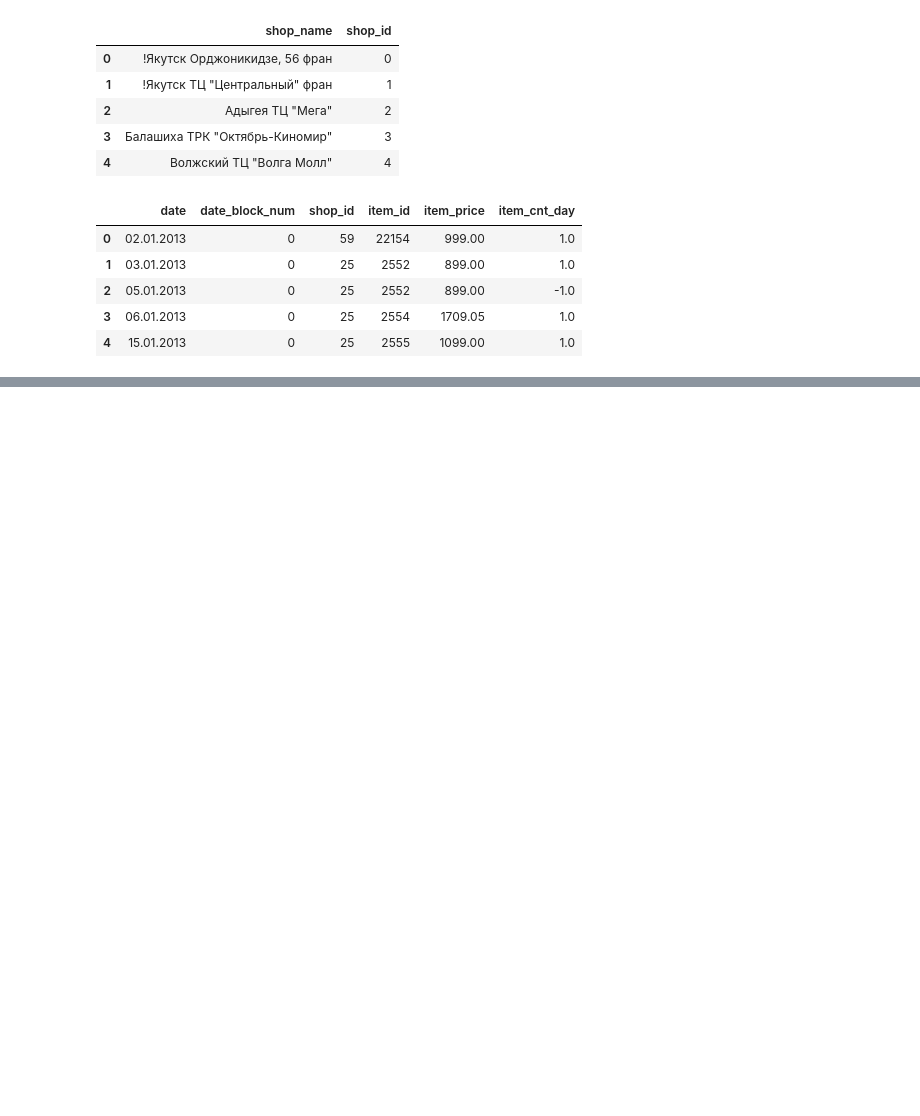
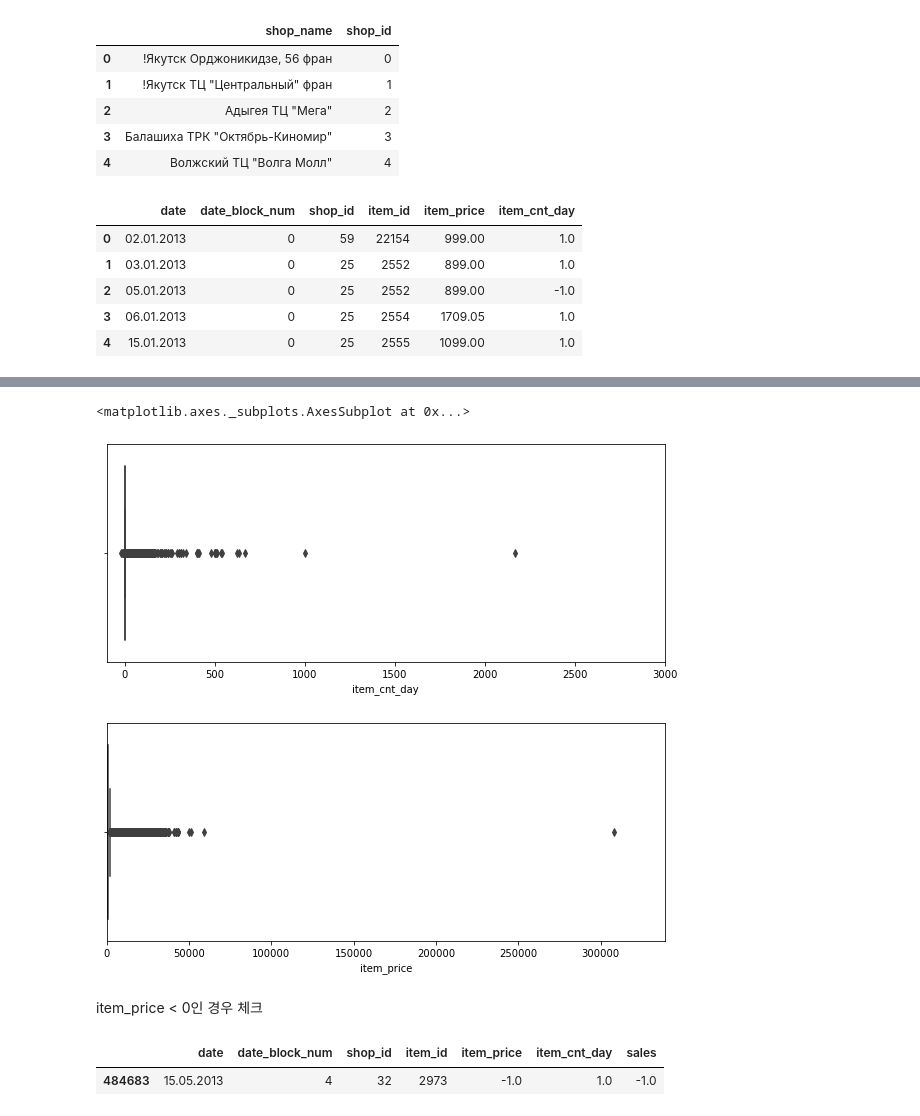
Before and after one commit to JaeHeee/AIFFEL_Merona, a Jupyter notebook: SM/Predict Future Sales.ipynb, the cells around one changed output, grey strips where cells are left out. Cells and saved outputs as stored; diff of their text form; code cells hidden in the pictures; blank space fills up the shorter version.

```diff
--- a/SM/Predict Future Sales.ipynb
+++ b/SM/Predict Future Sales.ipynb
@@ -132,0 +182,12 @@ test.head()
+# %%
+plt.figure(figsize=(10,4))
+plt.xlim(-100, 3000)
+sns.boxplot(x=train.item_cnt_day)
+
+plt.figure(figsize=(10, 4))
+plt.xlim(train.item_price.min(), train.item_price.max() * 1.1)
+sns.boxplot(x=train.item_price)
+# %% [output]
+<matplotlib.axes._subplots.AxesSubplot at 0x...>
+[figure, added]
+[figure, added]
@@ -132,0 +197,7 @@ test.head()
+# %% [markdown]
+item_price < 0인 경우 체크
+# %%
+train[train.item_price < 0]
+# %% [output]
+|  | date | date_block_num | shop_id | item_id | item_price | item_cnt_day | sales |
+| 484683 | 15.05.2013 | 4 | 32 | 2973 | -1.0 | 1.0 | -1.0 |
```
Also changed, not shown: parts of 72 cells of this notebook.
